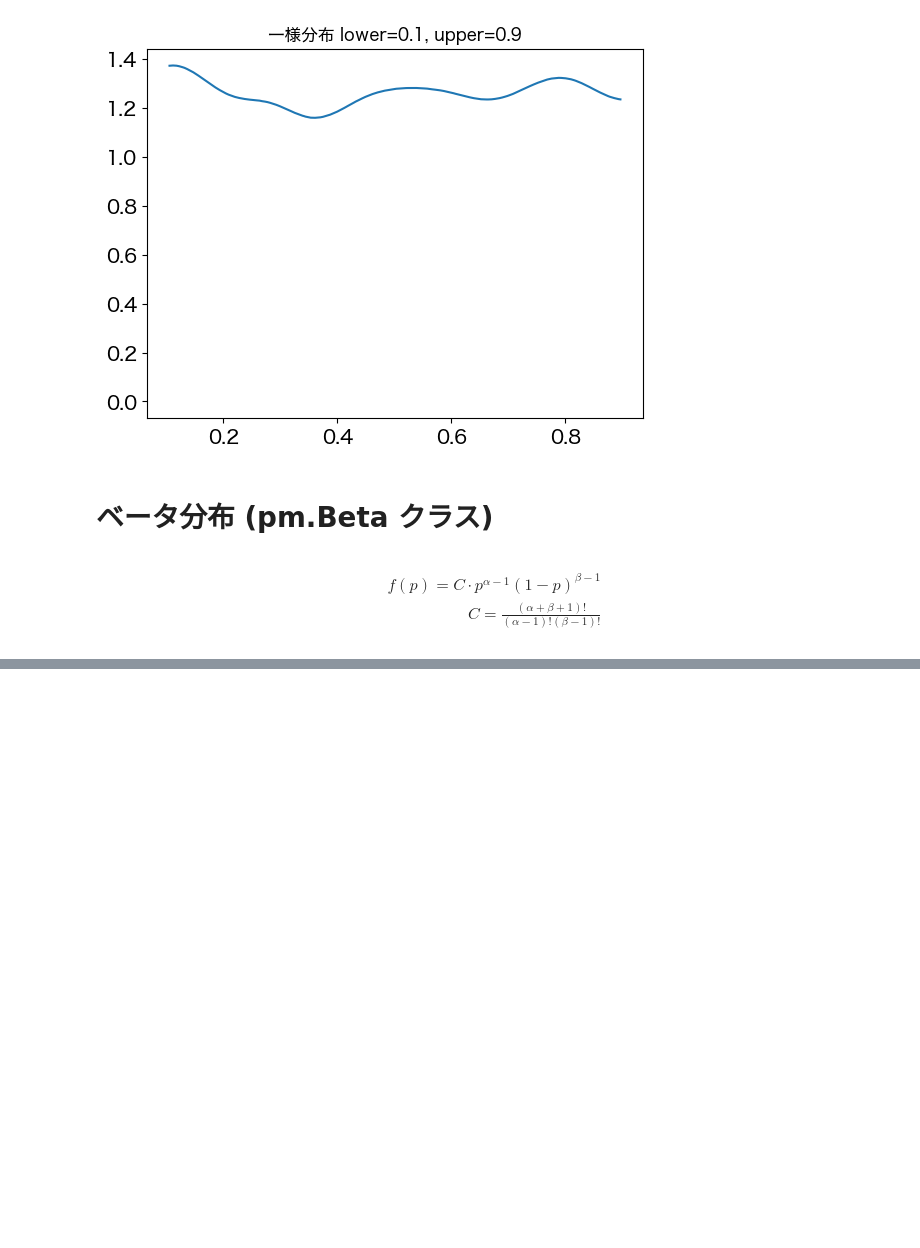
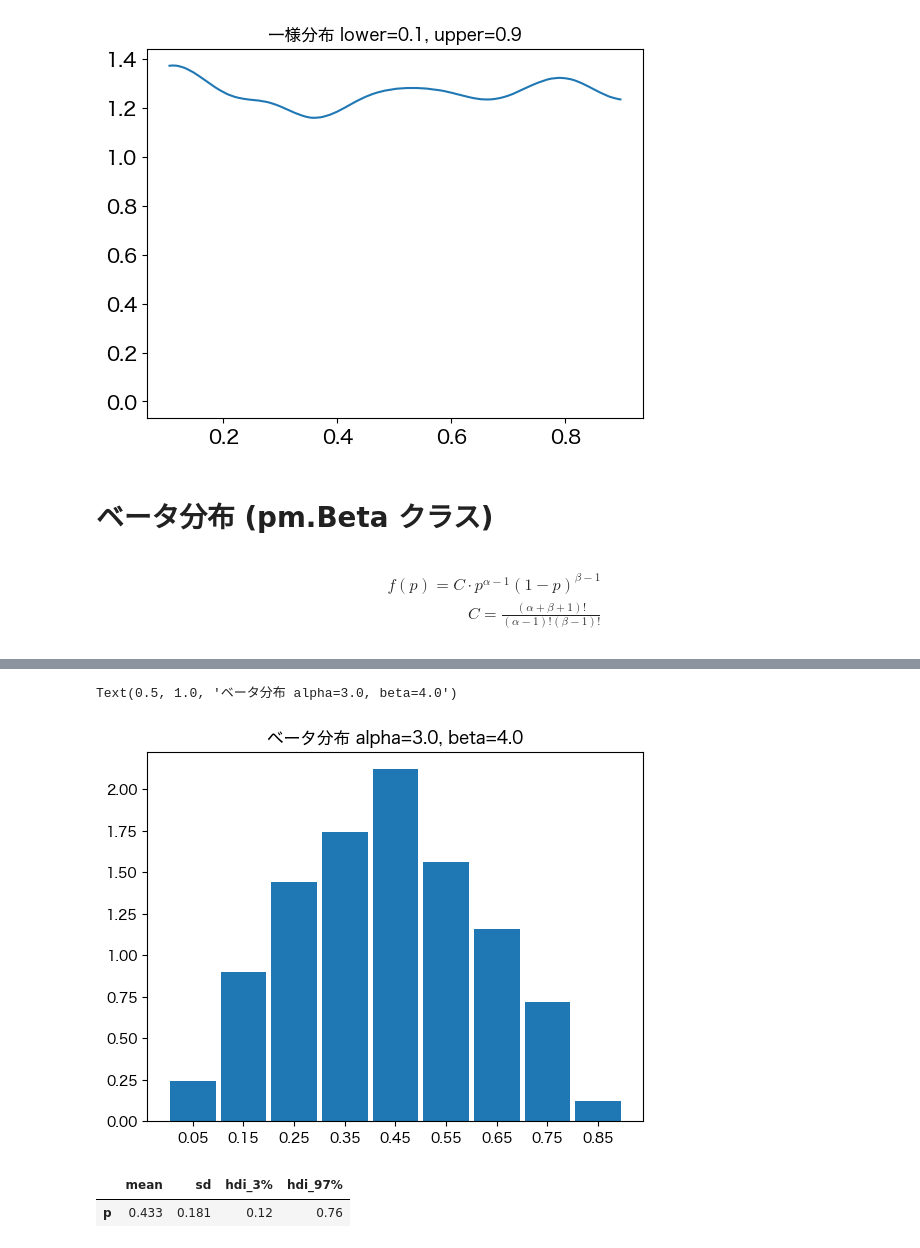
Before and after one commit to topazape/pymc_practice, a Jupyter notebook: src/notebook/第2章_よく利用される確率分布.ipynb, the cells around one changed output, grey strips where cells are left out. Drawn from its saved outputs; the diff is of its cells as text; code cells hidden in the pictures; blank space fills up the shorter version.

```diff
--- a/src/notebook/第2章_よく利用される確率分布.ipynb
+++ b/src/notebook/第2章_よく利用される確率分布.ipynb
@@ -348,0 +404,13 @@ $$
+# %%
+bins = np.arange(0, 1.0, 0.1)
+ax = az.plot_dist(p_samples8, kind="hist", hist_kwargs={"bins": bins})
+ax.set_title(f"ベータ分布 alpha={alpha}, beta={beta}")
+# %% [output]
+Text(0.5, 1.0, 'ベータ分布 alpha=3.0, beta=4.0')
+[figure, added]
+# %%
+summary8 = az.summary(prior_samples8, kind="stats")
+display(summary8)
+# %% [output]
+|  | mean | sd | hdi_3% | hdi_97% |
+| p | 0.433 | 0.181 | 0.12 | 0.76 |
```
Also changed, not shown: parts of 8 cells of this notebook.
